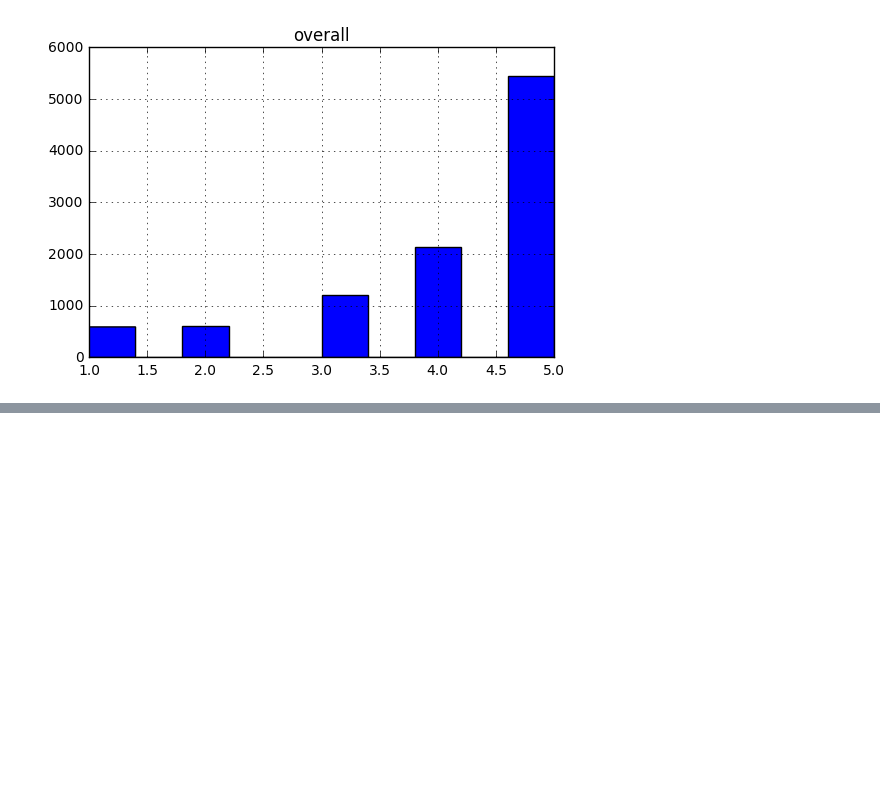
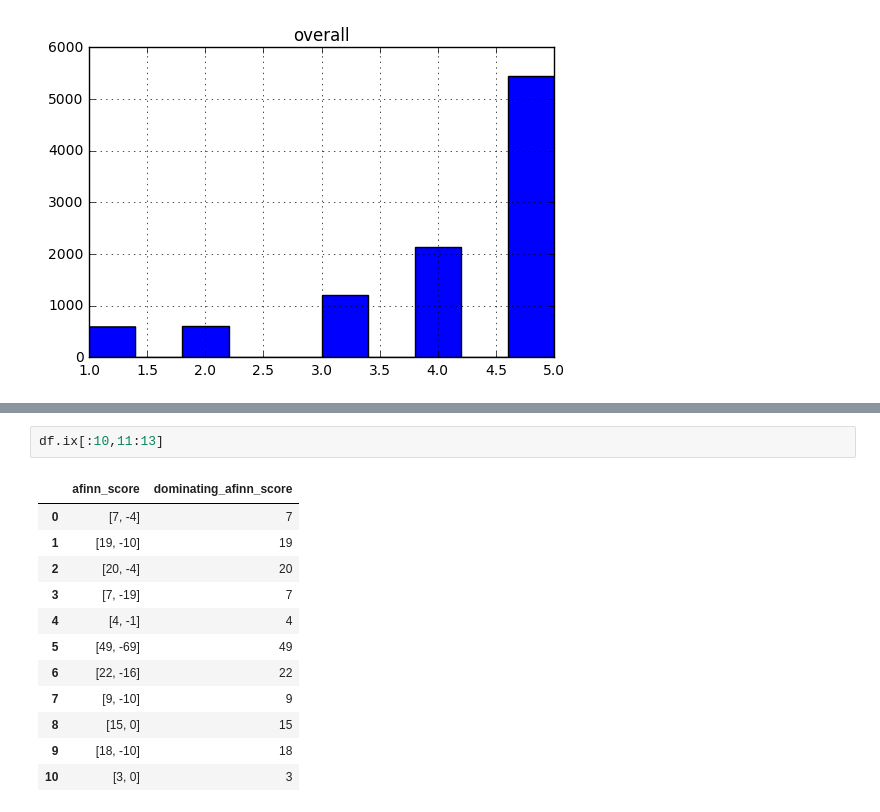
Before and after one commit to rohitjoshi1990/data-science-prep, a Jupyter notebook: json > csv > sampled_csv > dataFrame.ipynb, the cells around one changed output, grey strips where cells are left out. Cells and saved outputs as stored; diff of their text form; blank space fills up the shorter version.

```diff
--- a/json > csv > sampled_csv > dataFrame.ipynb
+++ b/json > csv > sampled_csv > dataFrame.ipynb
@@ -120,0 +162,15 @@ array([[<matplotlib.axes._subplots.AxesSubplot object at 0x...>]], dtype=object)
+# %%
+df.ix[:10,11:13]
+# %% [output]
+|  | afinn_score | dominating_afinn_score |
+| 0 | [7, -4] | 7 |
+| 1 | [19, -10] | 19 |
+| 2 | [20, -4] | 20 |
+| 3 | [7, -19] | 7 |
+| 4 | [4, -1] | 4 |
+| 5 | [49, -69] | 49 |
+| 6 | [22, -16] | 22 |
+| 7 | [9, -10] | 9 |
+| 8 | [15, 0] | 15 |
+| 9 | [18, -10] | 18 |
+| 10 | [3, 0] | 3 |
```
Also changed, not shown: parts of 9 cells of this notebook.
